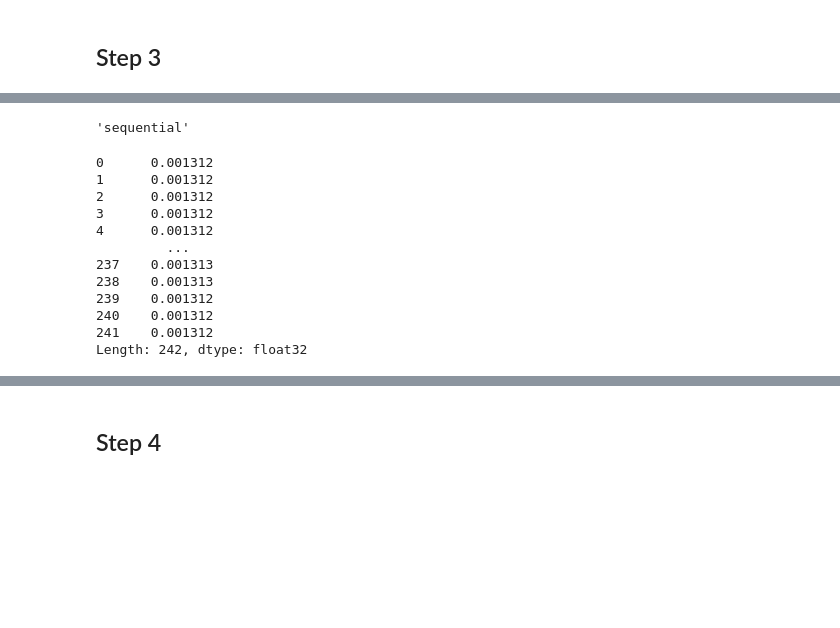
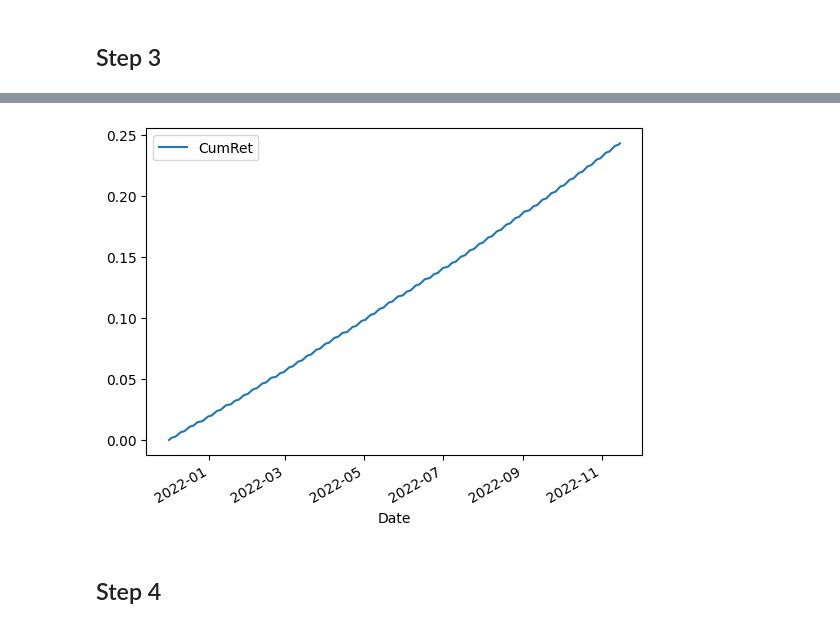
Before and after one commit to pankajti/wqu, a Jupyter notebook: DL2/Gwp2_grp3941.ipynb, the cells around one changed output, grey strips where cells are left out. Saved outputs shown, nothing was run; the diff lists cells and outputs as text; code cells hidden in the pictures; blank space fills up the shorter version.

```diff
--- a/DL2/Gwp2_grp3941.ipynb
+++ b/DL2/Gwp2_grp3941.ipynb
@@ -371,10 +371 @@ ticker_predictions = {'SPY':y_spy_pred , 'TLT':1/len(ticker_names), 'SHY':1/len(
                   'GLD':1/len(ticker_names), 'DBO':1/len(ticker_names)}
-# %%
-models = [model_spy, model_dbo,model_gld, model_tlt,model_shy]
-positions_df = pd.DataFrame()
-values_df = pd.DataFrame()
-for model in models:
-  y_pred= model.predict(X_test)
-  y_pred=pd.Series(y_pred.reshape(y_pred.shape[0]))
-  values_df['model'] = y_pred.values
-  positions_df['model'] = y_pred.apply(np.sign)
@@ -387,19 +372,35 @@ for model in models:
-# %%
-model.name
-# %% [output]
-'sequential'
-# %%
-y_pred
-# %% [output]
-0      0.001312
-1      0.001312
-2      0.001312
-3      0.001312
-4      0.001312
-         ...
-237    0.001313
-238    0.001313
-239    0.001312
-240    0.001312
-241    0.001312
-Length: 242, dtype: float32
+# %%
+def plot_combines_return( ):
+  models = {'model_spy':model_spy, 'model_dbo':model_dbo,'model_gld':model_gld, 'model_tlt':model_tlt,'model_shy': model_shy}
+  positions_df = pd.DataFrame()
+  values_df = pd.DataFrame()
+  df_predictions=pd.DataFrame()
+  for name , model in models.items():
+    y_pred= model.predict(X_test)
+    y_pred=pd.Series(y_pred.reshape(y_pred.shape[0]))
+    values_df[name] = y_pred.values
+    positions_df[name] = y_pred.apply(np.sign)
+
+  df_predictions["values"] = (positions_df.shift(1)).sum(axis=1)/5
+
+  df_predictions["Strat_ret"] = (((positions_df.shift(1))/5)*values_df).sum(axis=1)
+  df_predictions["CumRet"] = (df_predictions["Strat_ret"].expanding().apply(lambda x: np.prod(1 + x) - 1))
+  df_predictions["bhRet"] = (
+        df_predictions["values"].expanding().apply(lambda x: np.prod(1 + x) - 1)
+    )
+
+  Final_Return = np.prod(1 + df_predictions["Strat_ret"]) - 1
+  Buy_Return = np.prod(1 + df_predictions["values"]) - 1
+  df_predictions['Date']=y_test.index
+
+  print("Strat Return =", Final_Return * 100, "%")
+  print("Buy and Hold Return =", Buy_Return * 100, "%")
+
+
+  ax = plt.gca()
+  #df_predictions.plot(x="Date", y="bhRet", ax=ax)
+  df_predictions.plot(x="Date", y="CumRet", ax=ax)
+  plt.show()
+# %%
+plot_combines_return()
+# %% [output]
@@ -406 +414,2 @@ Length: 242, dtype: float32
+[figure, added]
 # %%
```
Also changed, not shown: parts of 17 cells of this notebook.
